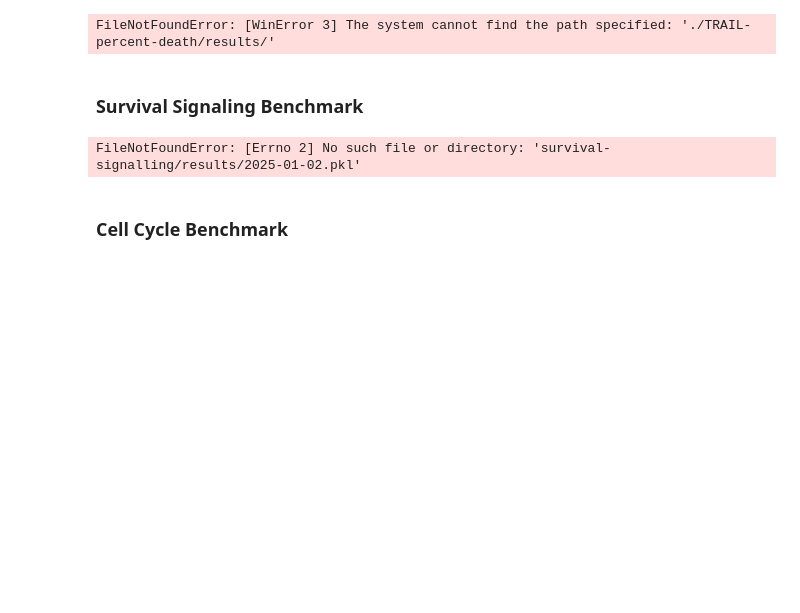
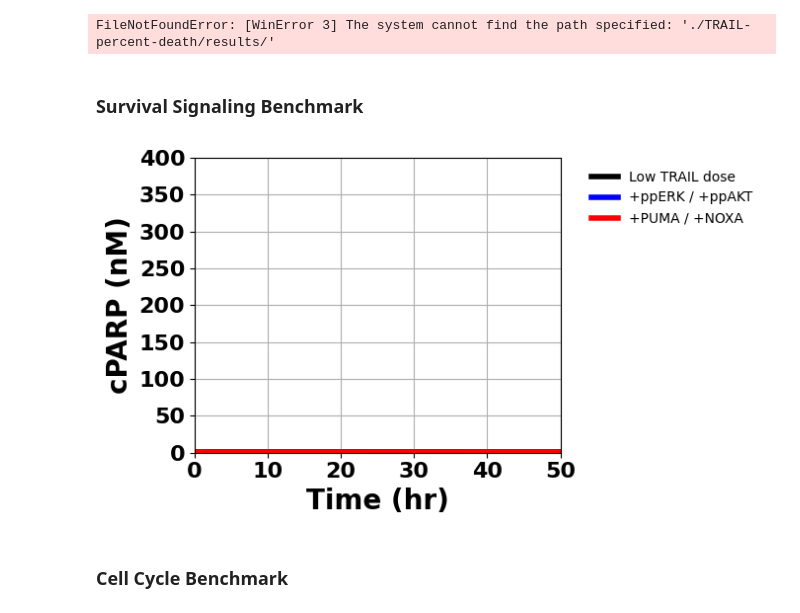
Before and after one commit to JonahRileyHuggins/SPARCED, a Jupyter notebook: SPARCED/src/validation/visualization/benchmark evaluation notebook.ipynb, the cells around one changed output. Cells and saved outputs as stored; diff of their text form; code cells hidden in the pictures; blank space fills up the shorter version.

```diff
--- a/SPARCED/src/validation/visualization/benchmark evaluation notebook.ipynb
+++ b/SPARCED/src/validation/visualization/benchmark evaluation notebook.ipynb
@@ -563,24 +576,28 @@ FileNotFoundError: [WinError 3] The system cannot find the path specified: './TR
 # %%
 with open(f'survival-signalling/results/{DATE_CONST}.pkl', 'rb') as f:
     data = pickle.load(f)
 
+conditions = []
+for condition in data:
+    conditions.append(condition)
+
 plt.figure(figsize=(7, 4))
 
-plt.plot(data['TRAIL_only']['toutS']/3600, data['TRAIL_only']['cell 0']['simulation cPARP_total'], label='TRAIL only', linewidth=4, color='black')
-plt.plot(data['TRAIL_ERK_AKT']['toutS']/3600, data['TRAIL_ERK_AKT']['cell 0']['simulation cPARP_total'], label='+ppERK/+ppAKT', linewidth=4, color='blue')
-plt.plot(data['TRIAL_PUMA_NOXA']['toutS']/3600, data['TRIAL_PUMA_NOXA']['cell 0']['simulation cPARP_total'], label='+PUMA/+NOXA', linewidth=4, color='red')
+plt.plot(data[conditions[0]]['time']/3600, data[conditions[0]]['simulation cPARP_total'], label='TRAIL only', linewidth=4, color='black')
+plt.plot(data[conditions[1]]['time']/3600, data[conditions[1]]['simulation cPARP_total'], label='+ppERK/+ppAKT', linewidth=4, color='blue')
+plt.plot(data[conditions[2]]['time']/3600, data[conditions[2]]['simulation cPARP_total'], label='+PUMA/+NOXA', linewidth=4, color='red')
 plt.xlabel('Time (hr)', fontsize=20, weight='bold')
 plt.ylabel('cPARP (nM)', fontsize=20, weight='bold')
 plt.grid(True)
 plt.xlim(0, 50)
 plt.ylim(0, 400)
 plt.xticks(fontsize=16, weight='bold')
 plt.yticks(fontsize=16, weight='bold')
 plt.legend(['Low TRAIL dose','+ppERK / +ppAKT','+PUMA / +NOXA'], bbox_to_anchor=(1.05, 1), loc='upper left', frameon=False)
 plt.tight_layout()
-plt.savefig(os.path.join(f'survival-signaling/results/{DATE_CONST}.png'), dpi=300)
+plt.savefig(os.path.join(f'survival-signalling/results/{DATE_CONST}.png'), dpi=300)
 # %% [output]
-FileNotFoundError: [Errno 2] No such file or directory: 'survival-signalling/results/2025-01-02.pkl'
+[figure, added]
 # %% [markdown]
 ### Cell Cycle Benchmark
 # %%
```
Also changed, not shown: parts of 2 cells of this notebook, 5 other files.
